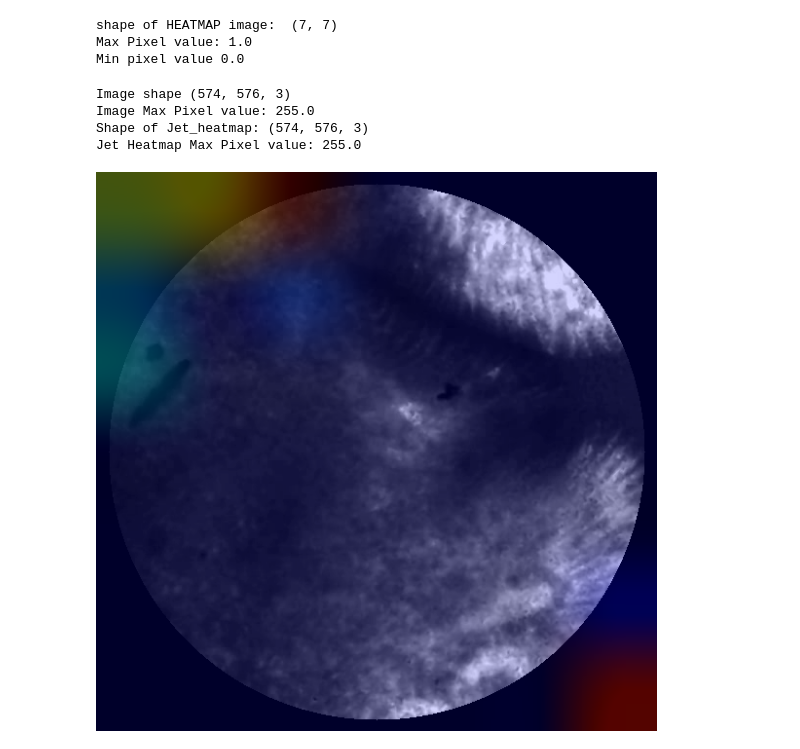
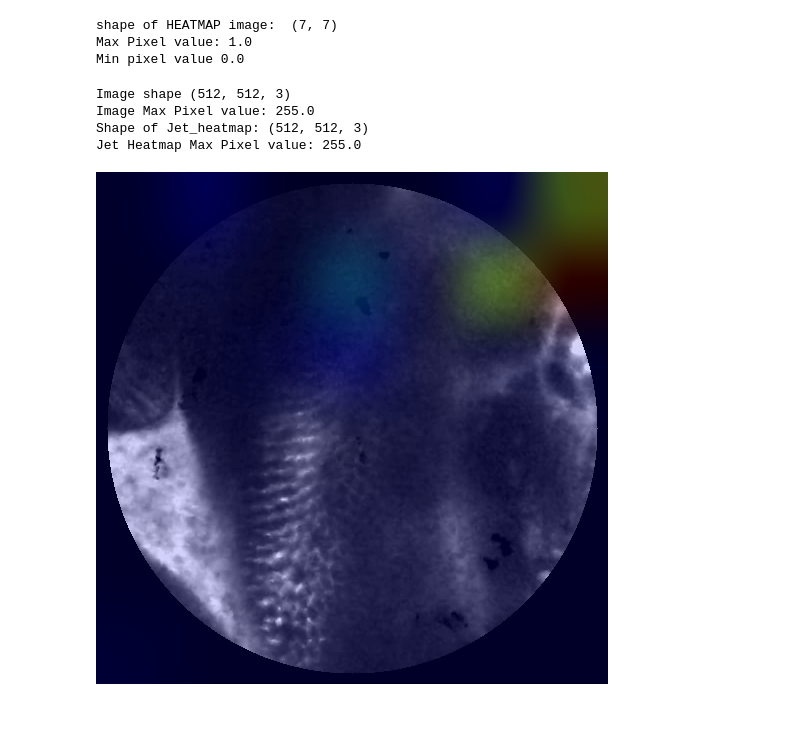
Before and after one commit to hasanmdabid/indicate_fh, a Jupyter notebook: my_code/grad_cam_effect_mobilenetv2.ipynb, the cells around one changed output. Saved outputs shown, nothing was run; the diff lists cells and outputs as text; code cells hidden in the pictures; blank space fills up the shorter version.

```diff
--- a/my_code/grad_cam_effect_mobilenetv2.ipynb
+++ b/my_code/grad_cam_effect_mobilenetv2.ipynb
@@ -19,2 +24,2 @@ from skimage.transform import resize
 # %%
-model = load_model('/home/abidhasan/Documents/Indicate_FH/saved_model/mobilenetv2_300.h5')
+model = load_model('/home/abidhasan/Documents/Indicate_FH/saved_model/mobilenetv2_100.h5')
@@ -95,7 +111,7 @@ def make_gradcam_heatmap(img_array, model, last_conv_layer_name, pred_index=None
 # Remove last layer's softmax
 model.layers[-1].activation = None
 # %%
-img_array = get_img_array(non_affected_img, size=(224,224))
+img_array = get_img_array(affected_img1, size=(224,224))
 # %%
 # Generate class activation heatmap
 last_conv_layer_name = "block_16_depthwise"
@@ -116,7 +140,9 @@ Max Pixel value: 1.0
 Min pixel value 0.0
 # %%
 from IPython.display import Image, display
-def save_and_display_gradcam(img_path, heatmap, cam_path="/home/abidhasan/Documents/Indicate_FH/sample_image/mobilenet_affedted_cam.png", alpha=0.4):
+
+
+def save_and_display_gradcam(img_path, heatmap, cam_path="/home/abidhasan/Documents/Indicate_FH/grad_cam_images/image1.png", alpha=0.4):
     # Load the original image
     img = keras.utils.load_img(img_path)
     img = keras.utils.img_to_array(img)
@@ -127,36 +153,36 @@ def save_and_display_gradcam(img_path, heatmap, cam_path="/home/abidhasan/Docume
     heatmap = np.uint8(255 * heatmap)
 
     # Use jet colormap to colorize heatmap
     jet = mpl.colormaps["jet"]
 
     # Use RGB values of the colormap
     jet_colors = jet(np.arange(256))[:, :3]
     jet_heatmap = jet_colors[heatmap]
 
     # Create an image with RGB colorized heatmap
     jet_heatmap = keras.utils.array_to_img(jet_heatmap)
     jet_heatmap = jet_heatmap.resize((img.shape[1], img.shape[0]))
     jet_heatmap = keras.utils.img_to_array(jet_heatmap)
 
     print('Shape of Jet_heatmap: {}'.format(jet_heatmap.shape))
     print("Jet Heatmap Max Pixel value: {}".format(np.max(jet_heatmap)))
 
     # Superimpose the heatmap on original image
     superimposed_img = jet_heatmap * alpha + img
     superimposed_img = keras.utils.array_to_img(superimposed_img)
 
     # Save the superimposed image
     superimposed_img.save(cam_path)
 
     # Display Grad CAM
     display(Image(cam_path))
 
-3
-save_and_display_gradcam(non_affected_img, heatmap)
+
+save_and_display_gradcam(affected_img1, heatmap)
 # %% [output]
-Image shape (574, 576, 3)
+Image shape (512, 512, 3)
 Image Max Pixel value: 255.0
-Shape of Jet_heatmap: (574, 576, 3)
+Shape of Jet_heatmap: (512, 512, 3)
 Jet Heatmap Max Pixel value: 255.0
-[figure, old version]
+[figure, new version]
 # %%
```
Also changed, not shown: parts of 5 cells of this notebook, 20 other files.
